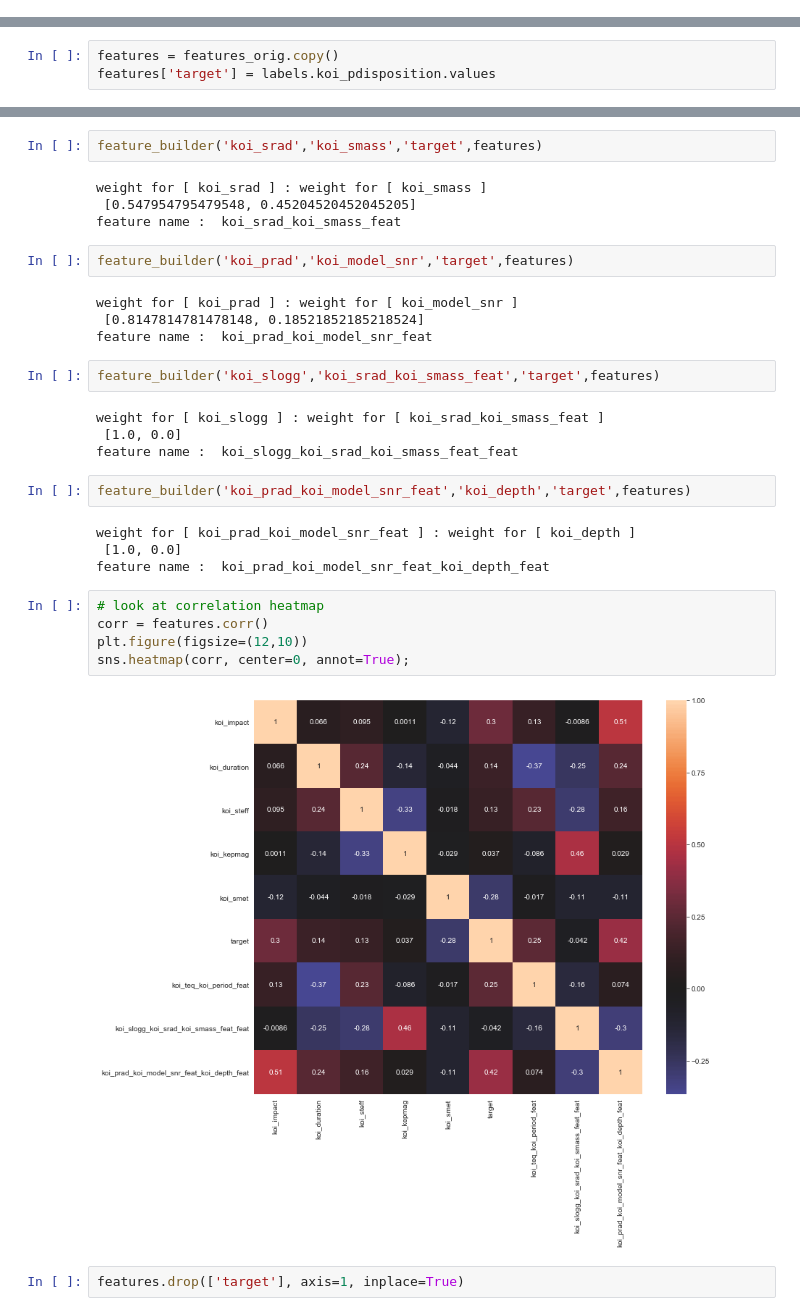
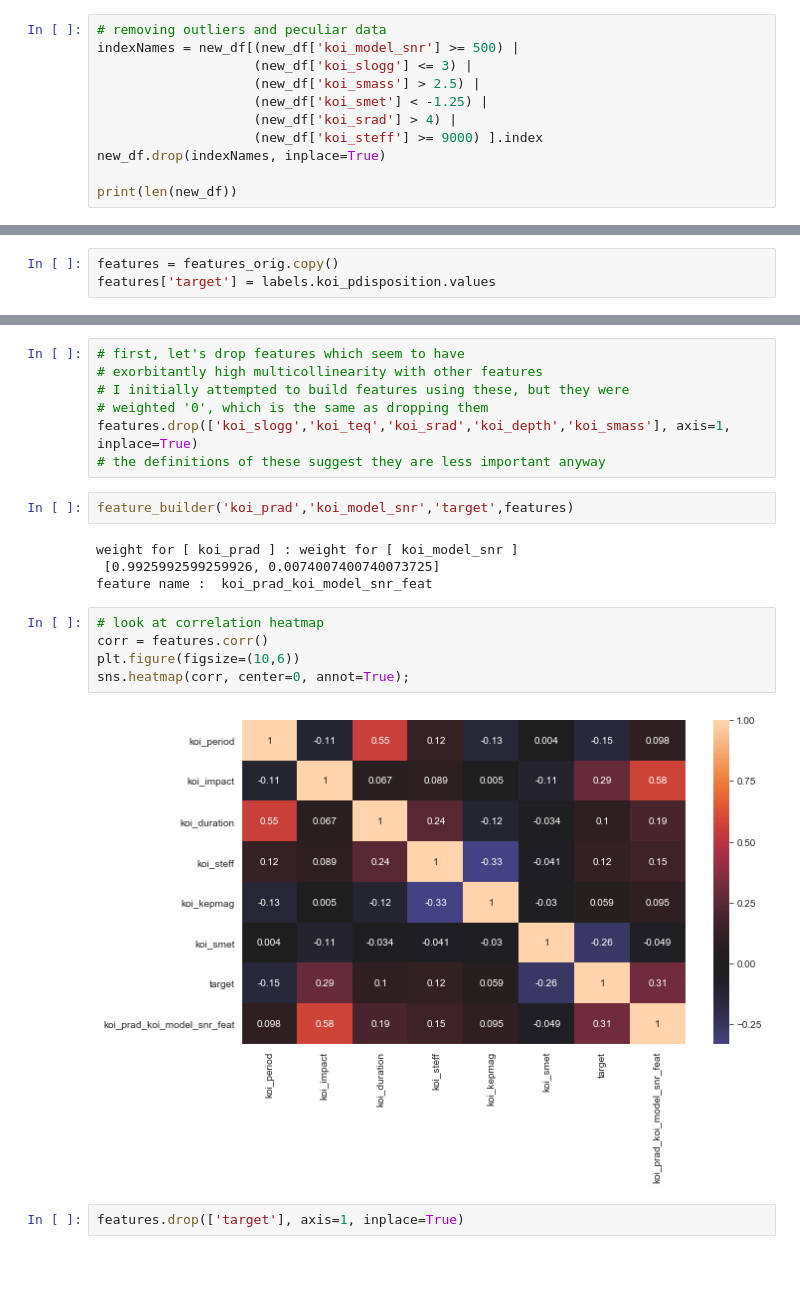
Before and after one commit to magnawhale/dsc-mod-5-project-online-ds-ft-051319, a Jupyter notebook: student.ipynb, the cells around one changed output, grey strips where cells are left out. Drawn from its saved outputs; the diff is of its cells as text; blank space fills up the shorter version.

```diff
--- a/student.ipynb
+++ b/student.ipynb
@@ -210,0 +214,11 @@ new_df.hist(figsize=(12,10));
+# %%
+# removing outliers and peculiar data
+indexNames = new_df[(new_df['koi_model_snr'] >= 500) |
+                    (new_df['koi_slogg'] <= 3) |
+                    (new_df['koi_smass'] > 2.5) |
+                    (new_df['koi_smet'] < -1.25) |
+                    (new_df['koi_srad'] > 4) |
+                    (new_df['koi_steff'] >= 9000) ].index
+new_df.drop(indexNames, inplace=True)
+
+print(len(new_df))
@@ -323,34 +333,23 @@ feature name :  koi_teq_koi_period_feat
-# %%
-feature_builder('koi_srad','koi_smass','target',features)
-# %% [output]
-weight for [ koi_srad ] : weight for [ koi_smass ]
- [0.547954795479548, 0.45204520452045205]
-feature name :  koi_srad_koi_smass_feat
+# %%
+# first, let's drop features which seem to have
+# exorbitantly high multicollinearity with other features
+# I initially attempted to build features using these, but they were
+# weighted '0', which is the same as dropping them
+features.drop(['koi_slogg','koi_teq','koi_srad','koi_depth','koi_smass'], axis=1, inplace=True)
+# the definitions of these suggest they are less important anyway
 # %%
 feature_builder('koi_prad','koi_model_snr','target',features)
 # %% [output]
 weight for [ koi_prad ] : weight for [ koi_model_snr ]
- [0.8147814781478148, 0.18521852185218524]
+ [0.9925992599259926, 0.0074007400740073725]
 feature name :  koi_prad_koi_model_snr_feat
-# %%
-feature_builder('koi_slogg','koi_srad_koi_smass_feat','target',features)
-# %% [output]
-weight for [ koi_slogg ] : weight for [ koi_srad_koi_smass_feat ]
- [1.0, 0.0]
-feature name :  koi_slogg_koi_srad_koi_smass_feat_feat
-# %%
-feature_builder('koi_prad_koi_model_snr_feat','koi_depth','target',features)
-# %% [output]
-weight for [ koi_prad_koi_model_snr_feat ] : weight for [ koi_depth ]
- [1.0, 0.0]
-feature name :  koi_prad_koi_model_snr_feat_koi_depth_feat
 # %%
 # look at correlation heatmap
 corr = features.corr()
-plt.figure(figsize=(12,10))
+plt.figure(figsize=(10,6))
 sns.heatmap(corr, center=0, annot=True);
 # %% [output]
-[figure, old version]
+[figure, new version]
 # %%
 features.drop(['target'], axis=1, inplace=True)
 # %%
```
Also changed, not shown: parts of 64 cells of this notebook, 4 other files.
